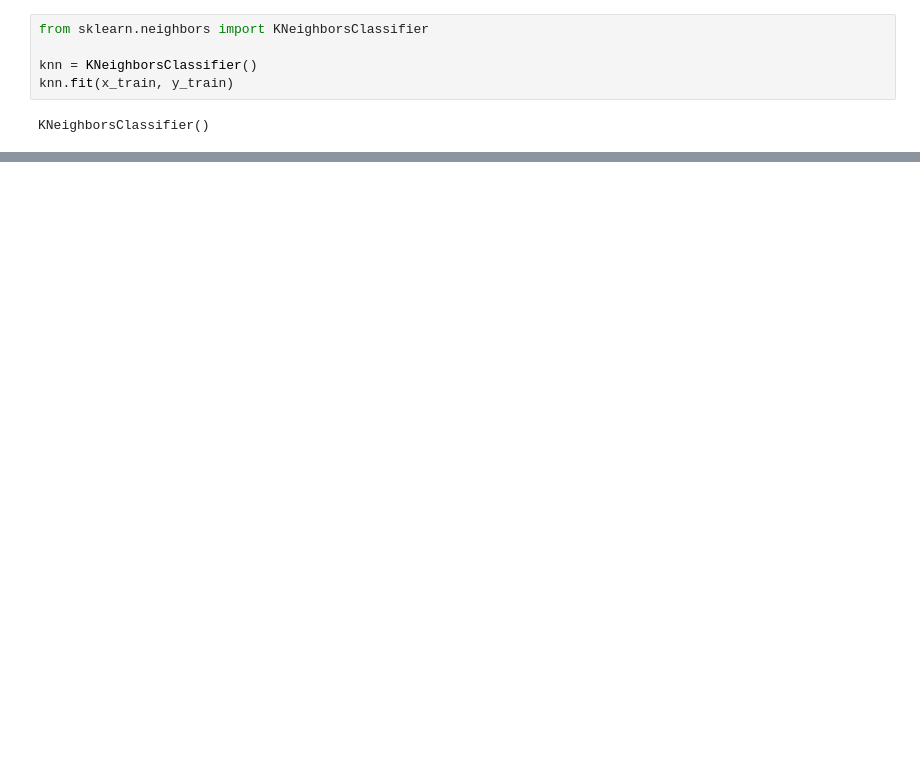
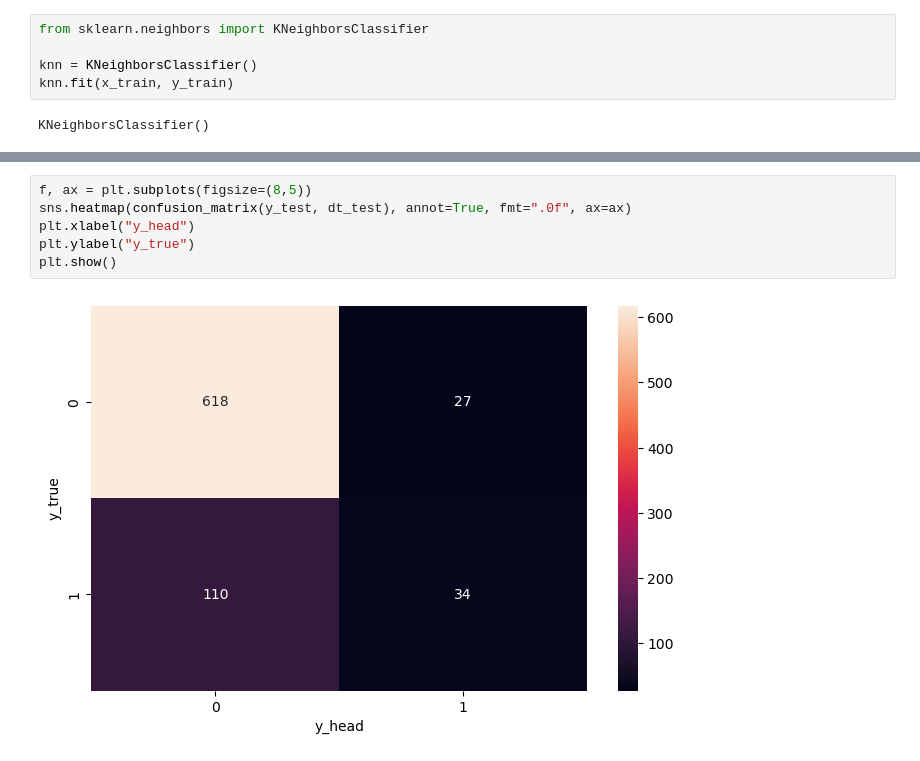
Before and after one commit to ErenZs/Capstone-Modul-3, a Jupyter notebook: Capstone 3 (Eren Zosa).ipynb, the cells around one changed output, grey strips where cells are left out. Drawn from its saved outputs; the diff is of its cells as text; blank space fills up the shorter version.

```diff
--- a/Capstone 3 (Eren Zosa).ipynb
+++ b/Capstone 3 (Eren Zosa).ipynb
@@ -207,0 +291,8 @@ print(dt_test)
+# %%
+f, ax = plt.subplots(figsize=(8,5))
+sns.heatmap(confusion_matrix(y_test, dt_test), annot=True, fmt=".0f", ax=ax)
+plt.xlabel("y_head")
+plt.ylabel("y_true")
+plt.show()
+# %% [output]
+[figure, added]
```
Also changed, not shown: parts of 29 cells of this notebook.
